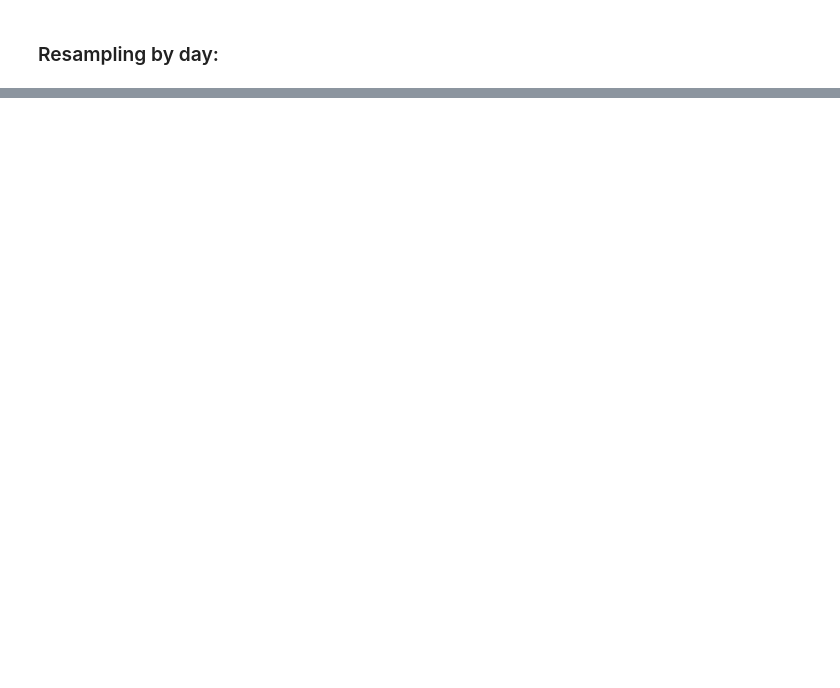
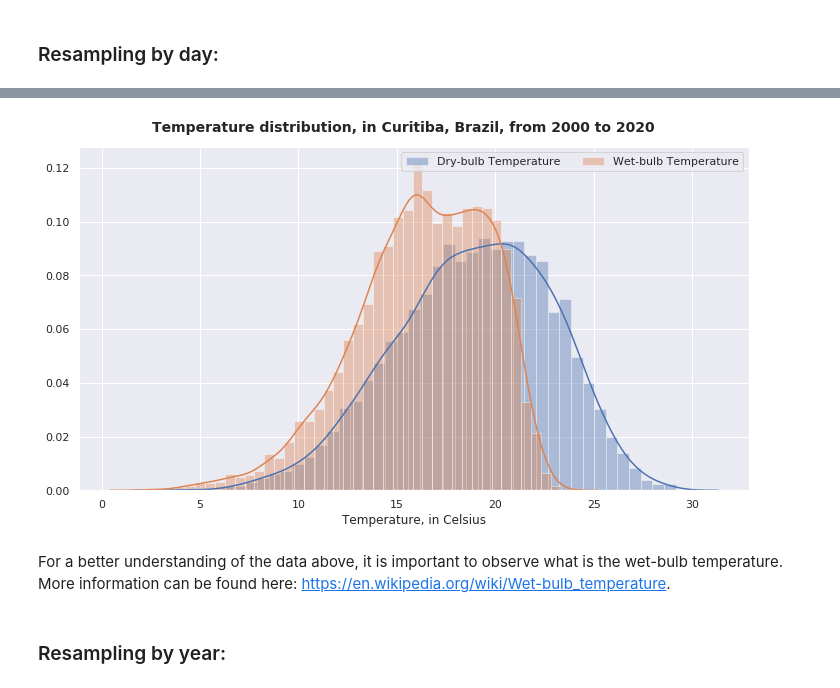
Before and after one commit to tbnsilveira/WeatherCWB, a Jupyter notebook: weatherCWB.ipynb, the cells around one changed output, grey strips where cells are left out. Saved outputs shown, nothing was run; the diff lists cells and outputs as text; code cells hidden in the pictures; blank space fills up the shorter version.

```diff
--- a/weatherCWB.ipynb
+++ b/weatherCWB.ipynb
@@ -214,0 +219,2 @@ dataAvg['TempBulboSeco'].hist()
+# %%
+dataAvg = dataAvg.dropna()
@@ -214,0 +236,17 @@ dataAvg['TempBulboSeco'].hist()
+# %%
+fig1, ax = plt.subplots(figsize=[12,6])  #Defines the graph window size
+fig1.subplots_adjust(top=0.92)
+plt.suptitle('Temperature distribution, in Curitiba, Brazil, from 2000 to 2020', fontsize=14, fontweight='bold')
+
+sns.distplot(dataAvg['TempBulboSeco'], label='Dry-bulb Temperature', ax=ax)
+sns.distplot(dataAvg['TempBulboUmido'], label='Wet-bulb Temperature', ax=ax)
+ax.legend(ncol=2, loc="upper right", frameon=True)
+
+ax.set_xlabel('Temperature, in Celsius', fontsize=12)
+plt.show()
+# %% [output]
+[figure, added]
+# %% [markdown]
+For a better understanding of the data above, it is important to observe what is the wet-bulb temperature. More information can be found here: https://en.wikipedia.org/wiki/Wet-bulb_temperature.
+# %% [markdown]
+### Resampling by year:
```
Also changed, not shown: parts of 6 cells of this notebook.
